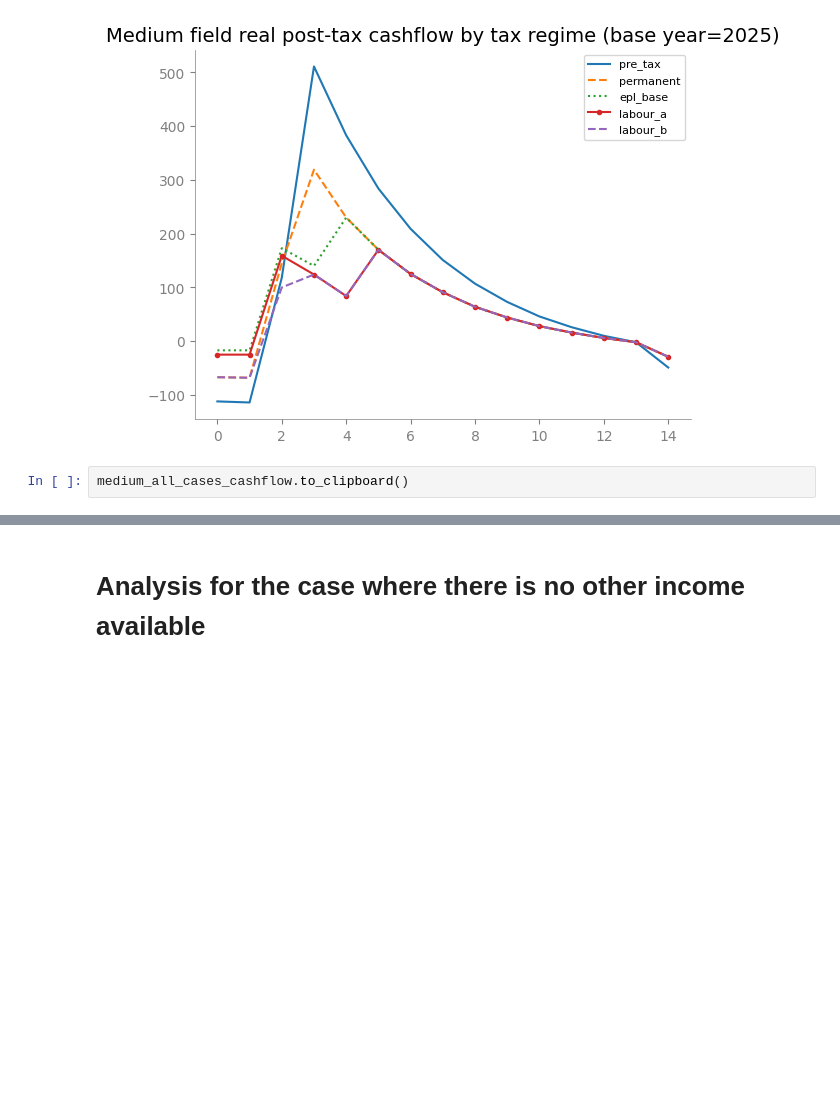
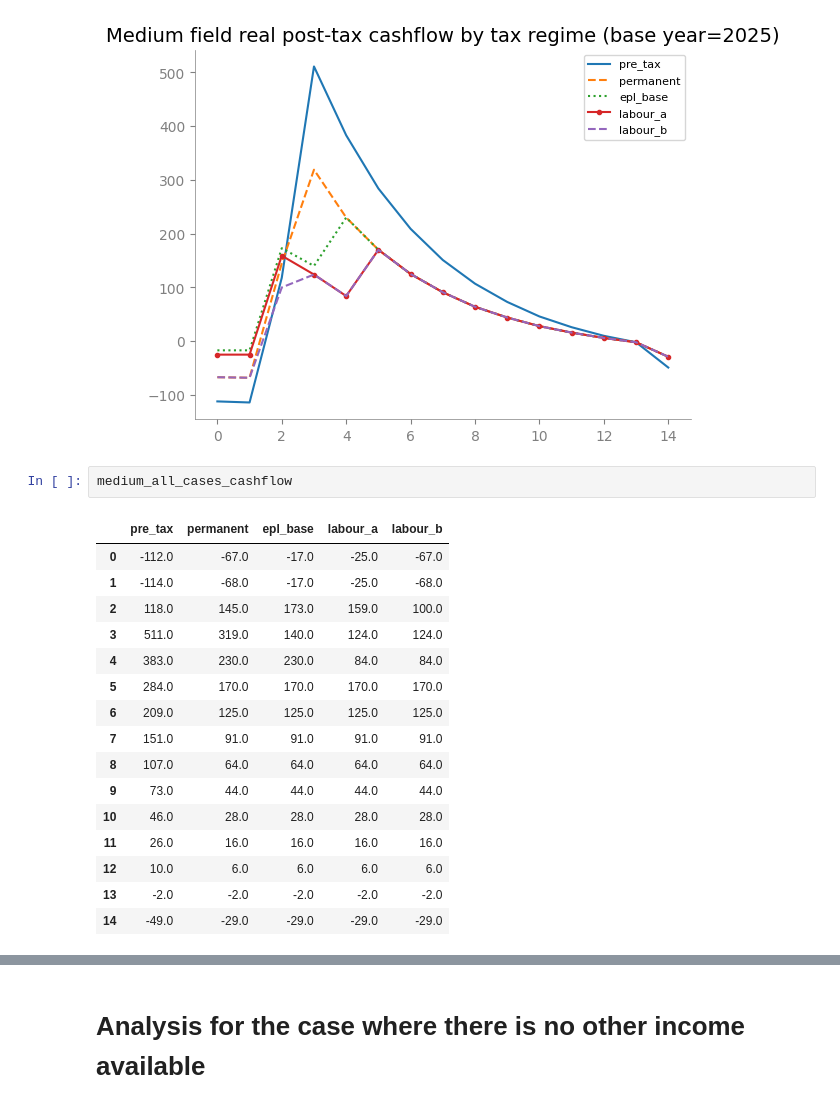
Before and after one commit to artregalado/EPL-Analysis, a Jupyter notebook: epl_analysis_October_2024_update.ipynb, the cells around one changed output, grey strips where cells are left out. Drawn from its saved outputs; the diff is of its cells as text; blank space fills up the shorter version.

```diff
--- a/epl_analysis_October_2024_update.ipynb
+++ b/epl_analysis_October_2024_update.ipynb
@@ -1082,7 +1095,24 @@ plt.title("Medium field real post-tax cashflow by tax regime (base year=2025)")
 Text(0.5, 1.0, 'Medium field real post-tax cashflow by tax regime (base year=2025)')
 [figure]
 # %%
-medium_all_cases_cashflow.to_clipboard()
+medium_all_cases_cashflow
+# %% [output]
+|  | pre_tax | permanent | epl_base | labour_a | labour_b |
+| 0 | -112.0 | -67.0 | -17.0 | -25.0 | -67.0 |
+| 1 | -114.0 | -68.0 | -17.0 | -25.0 | -68.0 |
+| 2 | 118.0 | 145.0 | 173.0 | 159.0 | 100.0 |
+| 3 | 511.0 | 319.0 | 140.0 | 124.0 | 124.0 |
+| 4 | 383.0 | 230.0 | 230.0 | 84.0 | 84.0 |
+| 5 | 284.0 | 170.0 | 170.0 | 170.0 | 170.0 |
+| 6 | 209.0 | 125.0 | 125.0 | 125.0 | 125.0 |
+| 7 | 151.0 | 91.0 | 91.0 | 91.0 | 91.0 |
+| 8 | 107.0 | 64.0 | 64.0 | 64.0 | 64.0 |
+| 9 | 73.0 | 44.0 | 44.0 | 44.0 | 44.0 |
+| 10 | 46.0 | 28.0 | 28.0 | 28.0 | 28.0 |
+| 11 | 26.0 | 16.0 | 16.0 | 16.0 | 16.0 |
+| 12 | 10.0 | 6.0 | 6.0 | 6.0 | 6.0 |
+| 13 | -2.0 | -2.0 | -2.0 | -2.0 | -2.0 |
+| 14 | -49.0 | -29.0 | -29.0 | -29.0 | -29.0 |
 # %%
 # Large
 large_all_cases_cashflow = pd.DataFrame({
```
Also changed, not shown: parts of 6 cells of this notebook, 1 other file.
